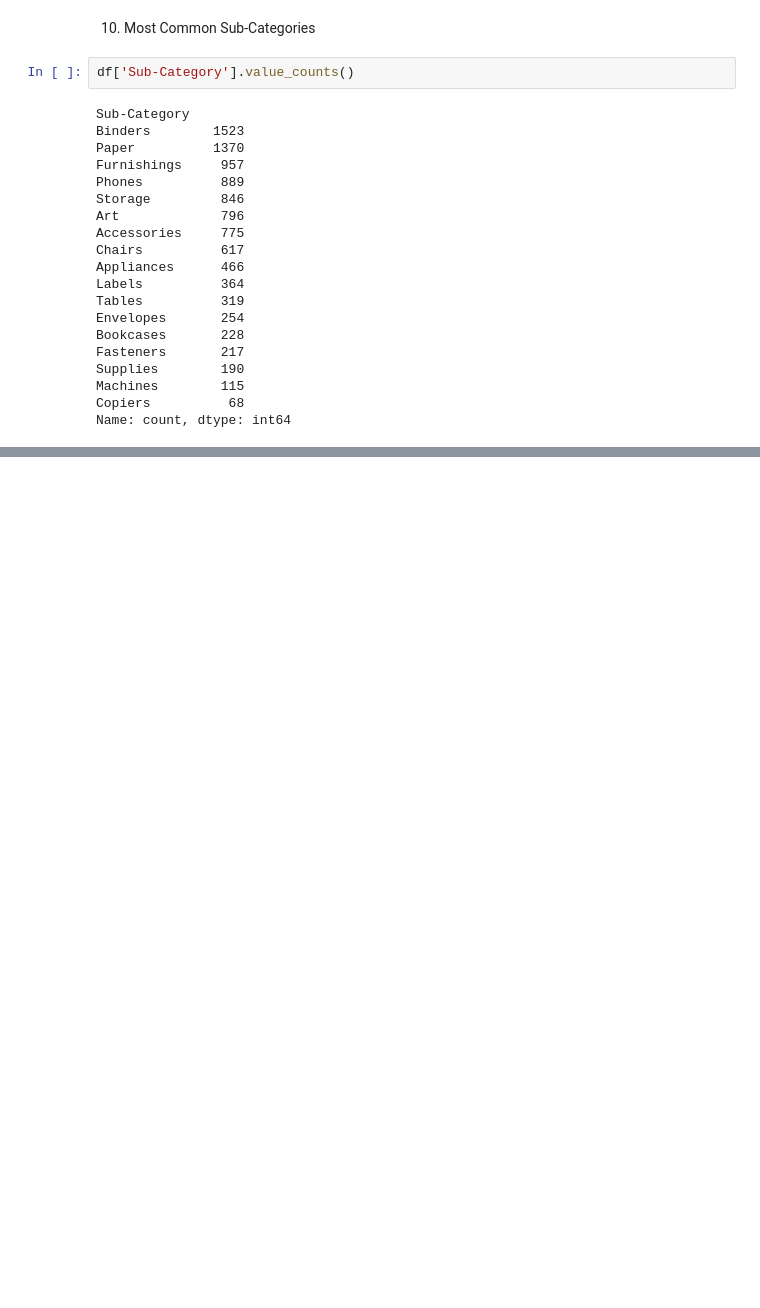
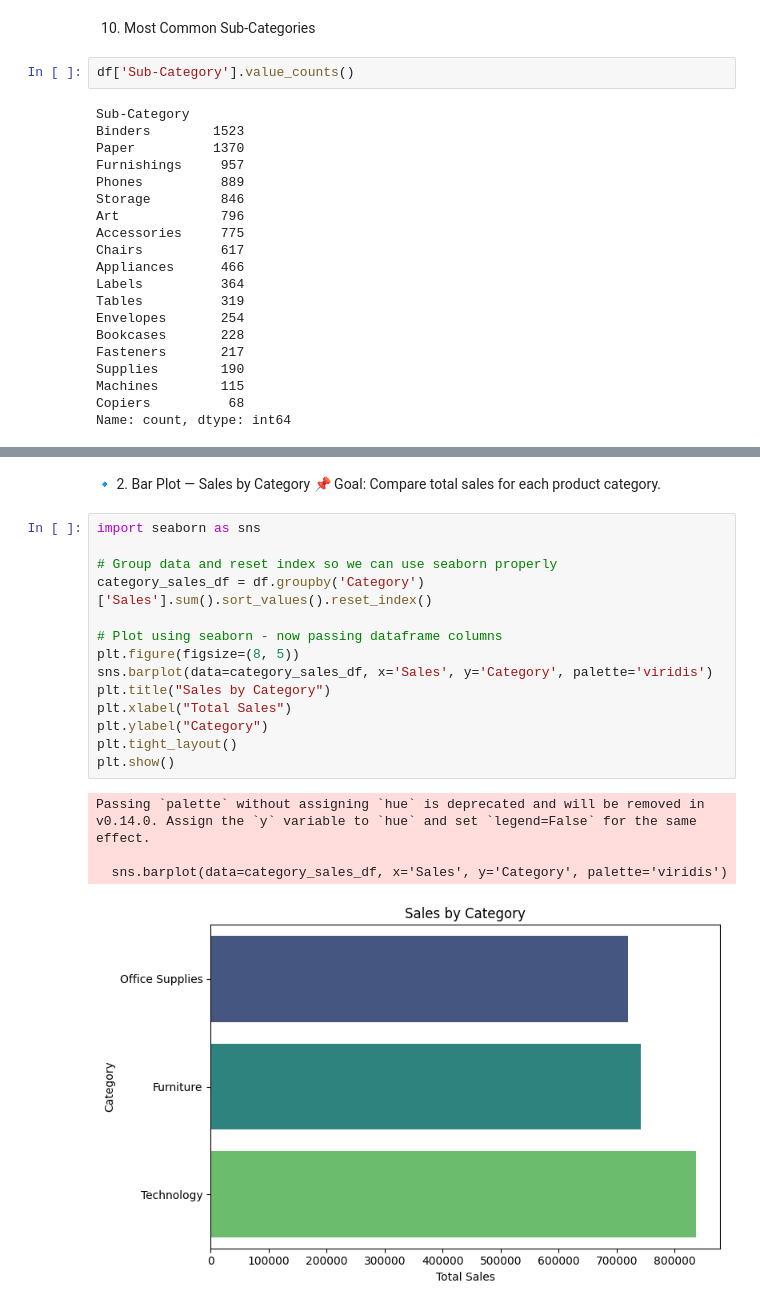
Before and after one commit to nikhil09012004/E-Commerce_Data_Analysis, a Jupyter notebook: project.ipynb, the cells around one changed output, grey strips where cells are left out. Drawn from its saved outputs; the diff is of its cells as text; blank space fills up the shorter version.

```diff
--- a/project.ipynb
+++ b/project.ipynb
@@ -213,0 +242,22 @@ Name: count, dtype: int64
+# %% [markdown]
+🔹 2. Bar Plot — Sales by Category
+📌 Goal: Compare total sales for each product category.
+# %%
+import seaborn as sns
+
+# Group data and reset index so we can use seaborn properly
+category_sales_df = df.groupby('Category')['Sales'].sum().sort_values().reset_index()
+
+# Plot using seaborn - now passing dataframe columns
+plt.figure(figsize=(8, 5))
+sns.barplot(data=category_sales_df, x='Sales', y='Category', palette='viridis')
+plt.title("Sales by Category")
+plt.xlabel("Total Sales")
+plt.ylabel("Category")
+plt.tight_layout()
+plt.show()
+# %% [output]
+Passing `palette` without assigning `hue` is deprecated and will be removed in v0.14.0. Assign the `y` variable to `hue` and set `legend=False` for the same effect.
+
+  sns.barplot(data=category_sales_df, x='Sales', y='Category', palette='viridis')
+[figure, added]
```
Also changed, not shown: parts of 11 cells of this notebook.
